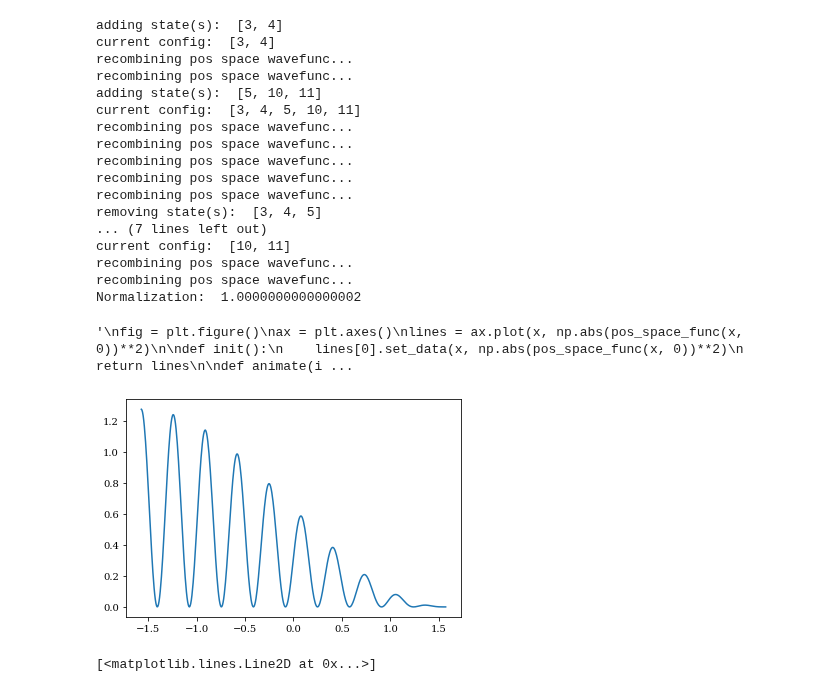
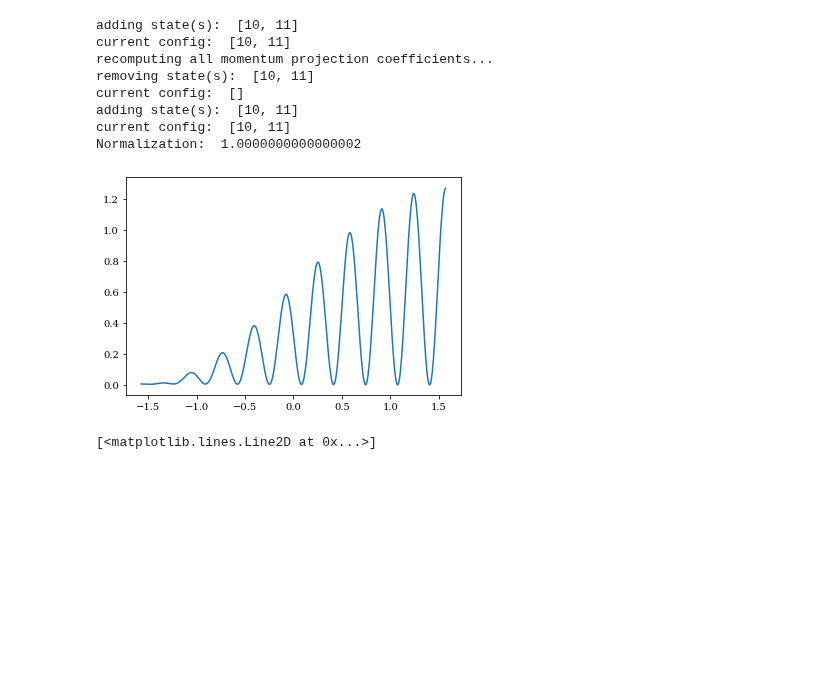
Before and after one commit to wyssard/Particle_in_a_Box, a Jupyter notebook: test_testing.ipynb, the cells around one changed output. Cells and saved outputs as stored; diff of their text form; code cells hidden in the pictures; blank space fills up the shorter version.

```diff
--- a/test_testing.ipynb
+++ b/test_testing.ipynb
@@ -23,9 +23,10 @@ gamma = -10
 bound = 15
 
 
-State3 = testing.Particle_in_Box_State(gamma, L, [3,4], [1,1])
-State3.add_state([5, 10, 11], [1, 1, 1])
-State3.remove_state([3,4,5])
+State3 = testing.Particle_in_Box_State(gamma, L, [10,11], [1,1])
+
+#State3.add_state([5, 10, 11], [1, 1, 1])
+#State3.remove_state([3,4,5])
 
 State3.gamma = 0.00001
 #State3.change_energy_proj_coeff(1, 0.1)
@@ -36,61 +37,47 @@ x = np.linspace(-L/2, L/2, 500)
 k = np.arange(-bound, bound, 0.01)
 kn = np.arange(-bound, bound, 1)
 
-pos_space_func = State3.pos_space_wavefunc
+pos_space_func = State3._pos_space_wavefunc
 cont_m_space_func = State3._cont_momentum_space_wavefunc
 disc_m_space_func = State3._disc_momentum_space_wavefunc
 
 
 '''
 fig = plt.figure()
 pDistrPlot = plt.axes()
 
 
 pDistrPlot.bar(kn, np.abs(disc_m_space_func(kn, 0))**2, color=lightColor)
 pDistrPlot.plot(k, np.abs(cont_m_space_func(k, 0))**2, color=darkColor, ls="--")
 
 pDistrPlot.set_ylim(0, 0.5)
 '''
 
-fig2 = plt.figure()
-plt.plot(x, np.abs(pos_space_func(x, 0))**2)
 
-'''
 fig = plt.figure()
 ax = plt.axes()
 lines = ax.plot(x, np.abs(pos_space_func(x, 0))**2)
 
 def init():
     lines[0].set_data(x, np.abs(pos_space_func(x, 0))**2)
     return lines
 
 def animate(i):
     lines[0].set_data(x, np.abs(pos_space_func(x, 0.025*i))**2)
     return lines
 
 anim = FuncAnimation(fig, animate, init_func=init, frames=200, interval=20, blit=True)
 anim.save("new_momentum_implementation.gif")
-'''
 # %% [output]
-adding state(s):  [3, 4]
-current config:  [3, 4]
-recombining pos space wavefunc...
-recombining pos space wavefunc...
-adding state(s):  [5, 10, 11]
-current config:  [3, 4, 5, 10, 11]
-recombining pos space wavefunc...
-recombining pos space wavefunc...
-recombining pos space wavefunc...
-recombining pos space wavefunc...
-recombining pos space wavefunc...
-removing state(s):  [3, 4, 5]
-... (7 lines left out)
+adding state(s):  [10, 11]
 current config:  [10, 11]
-recombining pos space wavefunc...
-recombining pos space wavefunc...
+recomputing all momentum projection coefficients...
+removing state(s):  [10, 11]
+current config:  []
+adding state(s):  [10, 11]
+current config:  [10, 11]
 Normalization:  1.0000000000000002
-'\nfig = plt.figure()\nax = plt.axes()\nlines = ax.plot(x, np.abs(pos_space_func(x, 0))**2)\n\ndef init():\n    lines[0].set_data(x, np.abs(pos_space_func(x, 0))**2)\n    return lines\n\ndef animate(i ...
-[figure, old version]
+[figure, new version]
 # %%
 # Testing momentum distribution (general case with gamma_+ = gamm_- =: gamma)
 L = np.pi
```
Also changed, not shown: 2 other files.
